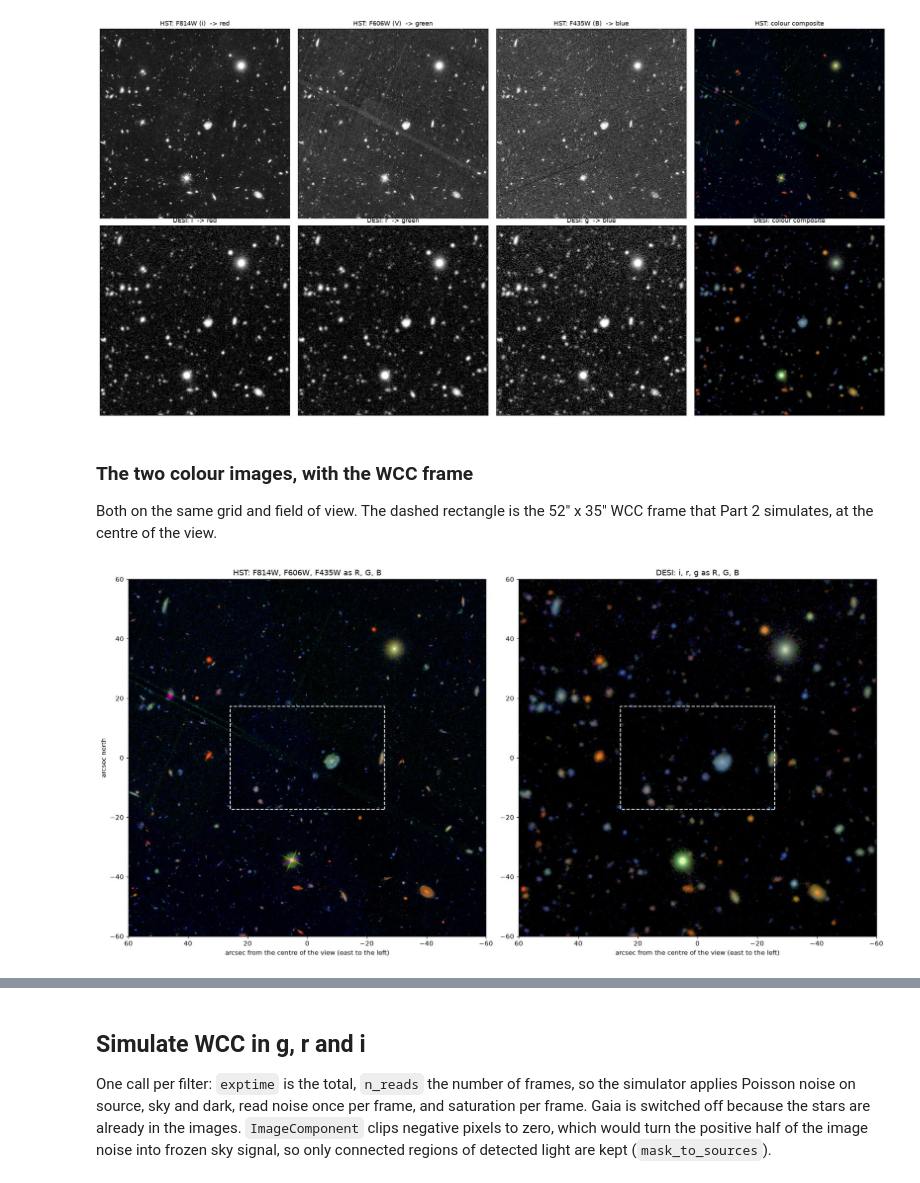
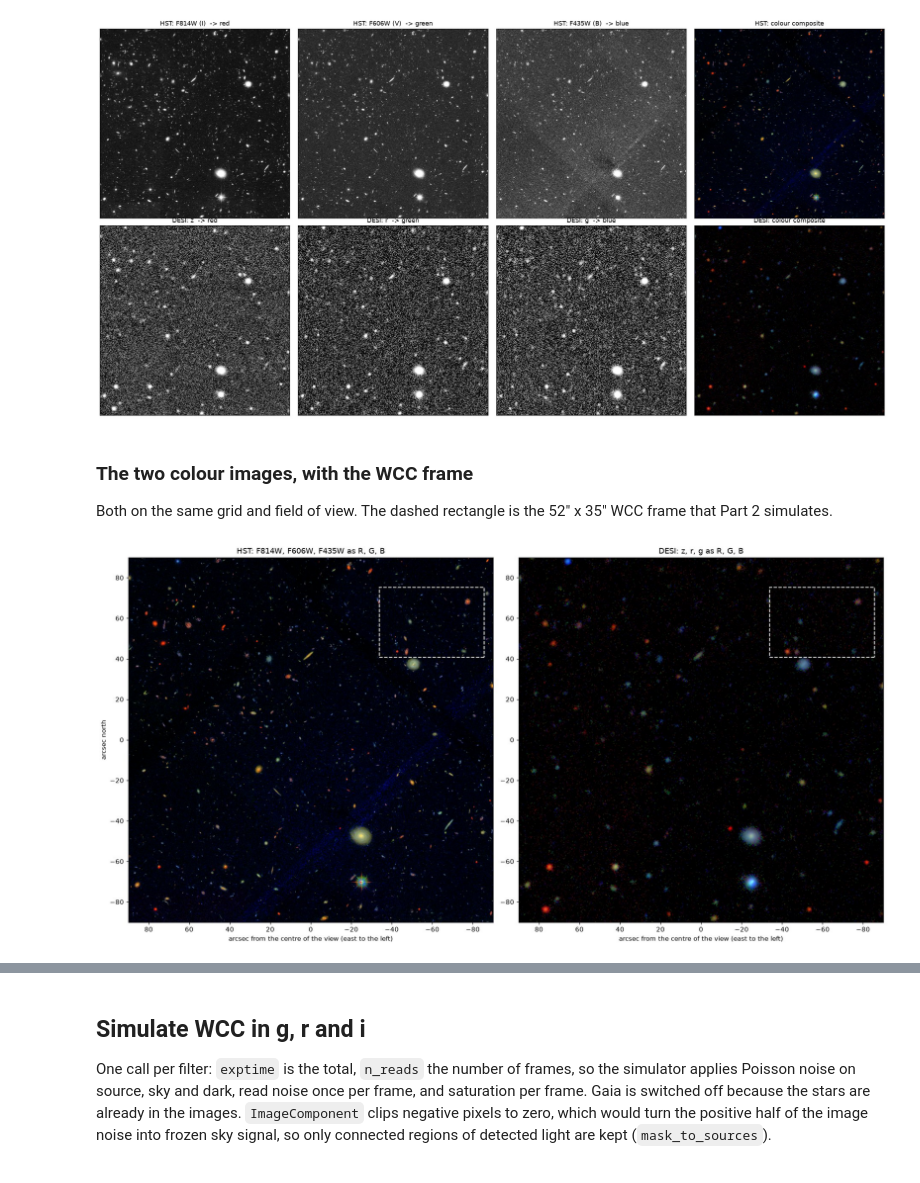
Before and after one commit to virajpandya/wcc-sim, a Jupyter notebook: notebooks/13_galaxy_field_hst_desi_wcc.ipynb, the cells around one changed output, grey strips where cells are left out. Drawn from its saved outputs; the diff is of its cells as text; code cells hidden in the pictures.

```diff
--- a/notebooks/13_galaxy_field_hst_desi_wcc.ipynb
+++ b/notebooks/13_galaxy_field_hst_desi_wcc.ipynb
@@ -48,16 +54,18 @@ and the view lies inside one ACS mosaic tile (the CANDELS footprint is patchy an
 # %%
-FIELD = "goods-s"
-RA, DEC = 53.09467, -27.81422             # the centre of the 2' view and of the WCC frame
+FIELD = "goods-n"
+RA, DEC = 189.2283, 62.17933             # the centre of the 3' view
+FRA, FDEC = 189.19273, 62.19544          # the centre of the WCC frame
 SENSORFILTER = "zwo:r"                   # the detector geometry; all three filters share it
 SHAPE = (2048, 3072)                     # WCC subarray (ny, nx): 51.8" x 34.5"
 CACHE = "ls_cache"
 
-frame = detector_frame(SENSORFILTER, (RA, DEC), shape=SHAPE)
+frame = detector_frame(SENSORFILTER, (FRA, FDEC), shape=SHAPE)
 ny, nx = frame.shape
 pix = frame.plate_scale_mas / 1000.0
 width, height = nx * pix, ny * pix
 half_diag = 0.5 * np.hypot(nx, ny) * pix
-print(f"frame {nx} x {ny} px = {width:.1f}\" x {height:.1f}\" at {frame.plate_scale_mas:.2f} mas/px")
+east_off, north_off = (FRA - RA) * np.cos(np.radians(DEC)) * 3600, (FDEC - DEC) * 3600       # frame centre relative to the view centre
+print(f"frame {nx} x {ny} px = {width:.1f}\" x {height:.1f}\" at {frame.plate_scale_mas:.2f} mas/px; {east_off:.0f}\" east and {north_off:.0f}\" north of the view centre")
 
 def regrid(data, wcs, out_wcs, shape):
     """Bilinear reprojection of an image onto another WCS (NaN outside the image)."""
@@ -85,5 +93,5 @@ north-up 60 mas pixel grid (the ACS bands are binned 2 x 2).
 # %%
-FOV = 120.0                                      # arcsec: 2' x 2'
+FOV = 180.0                                      # arcsec: 3' x 3'
 
 def bin_wcs(wcs, n):
     """WCS of an image binned n x n."""
@@ -112,9 +120,9 @@ hst_bands["f435w"] = regrid(b435, bin_wcs(w435, 2), grid_wcs, grid_shape)
 
 t0 = time.perf_counter()
 desi_bands = {}
-for band in "gri":
-    data, wcs = lsm.fetch_ls_cutout(RA, DEC, FOV, layer="ls-dr10", band=band, npix=466)        # 0.26"/px
-    desi_bands[band] = regrid(data / (FOV / 466) ** 2, wcs, grid_wcs, grid_shape)
-print(f"DESI g, r, i cutouts in {time.perf_counter() - t0:.0f} s")
-print("data in the whole grid:", {k: f"{np.mean(np.isfinite(v)):.0%}" for k, v in {**hst_bands, **desi_bands}.items()})
+for band in "grz":
+    data, wcs = lsm.fetch_ls_cutout(RA, DEC, FOV, layer="ls-dr10", band=band, npix=700)        # 0.26"/px
+    desi_bands[band] = regrid(data / (FOV / 700) ** 2, wcs, grid_wcs, grid_shape)
+print(f"DESI g, r, z cutouts in {time.perf_counter() - t0:.0f} s")
+print("data in the whole grid:", {k: f"{np.mean(np.isfinite(v) & (v != 0)):.0%}" for k, v in {**hst_bands, **desi_bands}.items()})
 # %% [output]
@@ -155,13 +163,13 @@ def own_stretch(img, soft=20.0, hi_pct=99.7):
     return np.clip(np.arcsinh((np.nan_to_num(img, nan=lo) - lo) / (hi - lo) * soft) / np.arcsinh(soft), 0, 1)
 
 hst_rgb = colour_image(hst_bands["f814w"], hst_bands["f606w"], hst_bands["f435w"], stretch_sigma=STRETCH_HST)
-desi_rgb = colour_image(desi_bands["i"], desi_bands["r"], desi_bands["g"], stretch_sigma=STRETCH_DESI)      # DESI's colours are noisier: a gentler stretch
+desi_rgb = colour_image(desi_bands["z"], desi_bands["r"], desi_bands["g"], stretch_sigma=STRETCH_DESI)      # DESI's colours are noisier: a gentler stretch
 
 # the ingredients of each composite (each band on its own stretch), then the result
 half = FOV / 2
 fig, axes = plt.subplots(2, 4, figsize=(21, 10.6))
-rows = (("HST", (hst_bands["f814w"], "F814W (i)  -> red"), (hst_bands["f606w"], "F606W (V)  -> green"), (hst_bands["f435w"], "F435W (B)  -> blue"), hst_rgb),
-        ("DESI", (desi_bands["i"], "i  -> red"), (desi_bands["r"], "r  -> green"), (desi_bands["g"], "g  -> blue"), desi_rgb))
+rows = (("HST", (hst_bands["f814w"], "F814W (I)  -> red"), (hst_bands["f606w"], "F606W (V)  -> green"), (hst_bands["f435w"], "F435W (B)  -> blue"), hst_rgb),
+        ("DESI", (desi_bands["z"], "z  -> red"), (desi_bands["r"], "r  -> green"), (desi_bands["g"], "g  -> blue"), desi_rgb))
 for row, (name, *bands, rgb) in zip(axes, rows):
     for ax, (img, label) in zip(row[:3], bands):
         ax.imshow(own_stretch(img), origin="lower", cmap="gray", vmin=0, vmax=1, extent=(-half, half, -half, half))
@@ -172,21 +180,21 @@ for row, (name, *bands, rgb) in zip(axes, rows):
         ax.invert_xaxis(); ax.set_xticks([]); ax.set_yticks([])
 fig.tight_layout()
 # %% [output]
-[figure, old version]
+[figure, new version]
 # %% [markdown]
 ### The two colour images, with the WCC frame
 
-Both on the same grid and field of view. The dashed rectangle is the 52" x 35" WCC frame that Part 2 simulates, at the centre of the view.
+Both on the same grid and field of view. The dashed rectangle is the 52" x 35" WCC frame that Part 2 simulates.
 # %%
 fig, axes = plt.subplots(1, 2, figsize=(17, 8.4))
-for ax, (rgb, title) in zip(axes, ((hst_rgb, "HST: F814W, F606W, F435W as R, G, B"), (desi_rgb, "DESI: i, r, g as R, G, B"))):
+for ax, (rgb, title) in zip(axes, ((hst_rgb, "HST: F814W, F606W, F435W as R, G, B"), (desi_rgb, "DESI: z, r, g as R, G, B"))):
     ax.imshow(rgb, origin="lower", extent=(-half, half, -half, half))
-    ax.add_patch(Rectangle((-width / 2, -height / 2), width, height, fill=False, ec="w", lw=1.4, ls="--"))
+    ax.add_patch(Rectangle((east_off - width / 2, north_off - height / 2), width, height, fill=False, ec="w", lw=1.4, ls="--"))
     ax.set_title(title); ax.set_xlabel("arcsec from the centre of the view (east to the left)"); ax.invert_xaxis()
 axes[0].set_ylabel("arcsec north")
 fig.tight_layout()
 # %% [output]
-[figure, old version]
+[figure, new version]
 # %% [markdown]
 # Part 2 · What WCC sees: a g-r-i colour image, from the HST images
 
```
Also changed, not shown: parts of 18 cells of this notebook, 2 other files.
